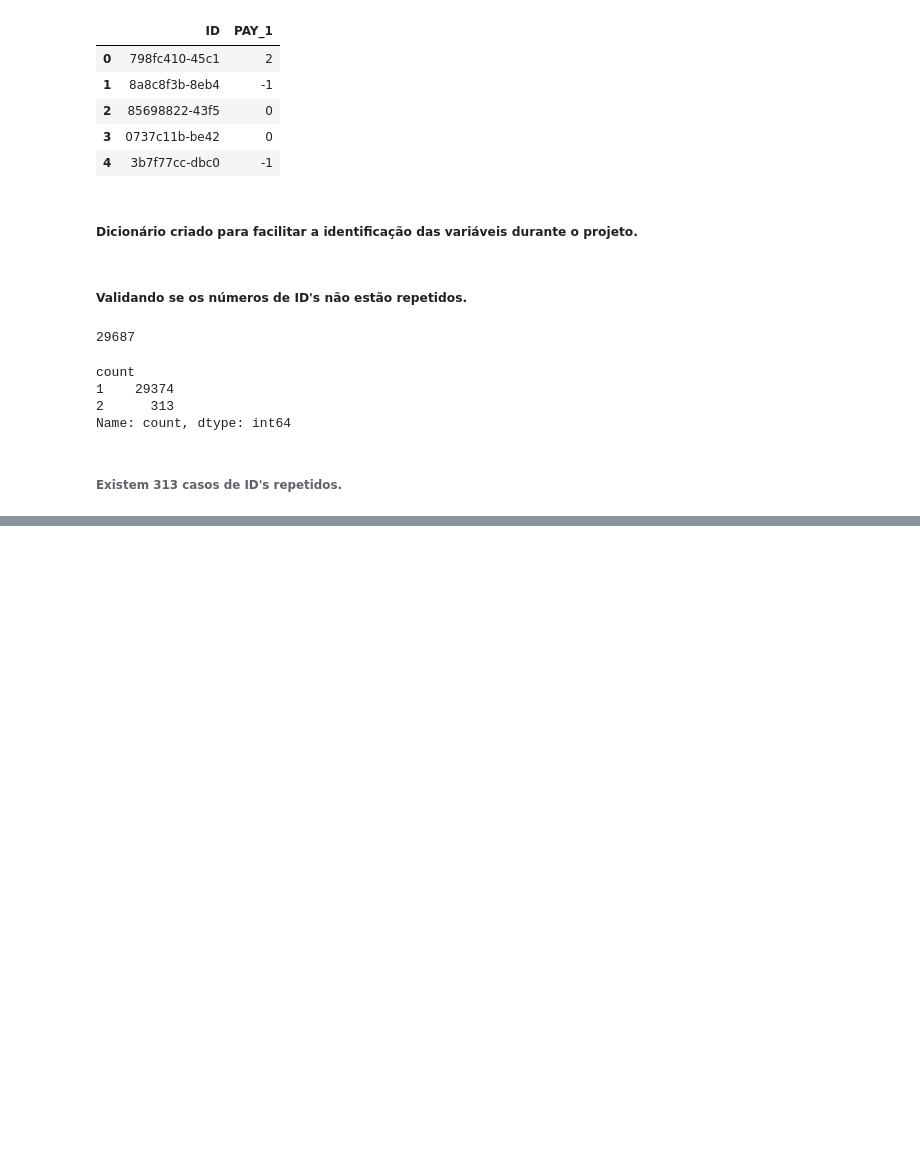
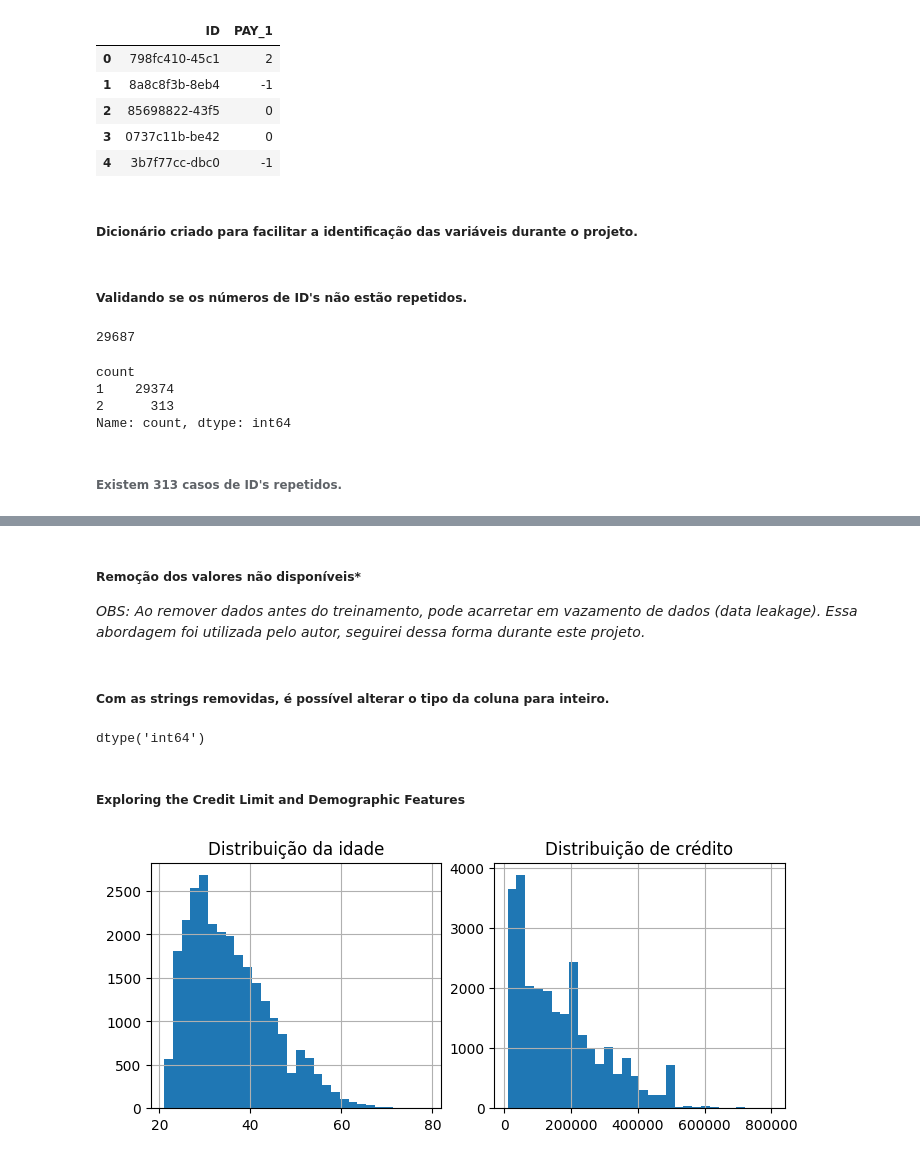
Before and after one commit to danzpy/book-data-science-projects-with-python, a Jupyter notebook: predicao-bons-pagadores.ipynb, the cells around one changed output, grey strips where cells are left out. Cells and saved outputs as stored; diff of their text form; code cells hidden in the pictures; blank space fills up the shorter version.

```diff
--- a/predicao-bons-pagadores.ipynb
+++ b/predicao-bons-pagadores.ipynb
@@ -148,0 +191,29 @@ plt.show()
+# %% [markdown]
+##### Remoção dos valores não disponíveis*
+
+*_OBS:_* _Ao remover dados antes do treinamento, pode acarretar em vazamento de dados (data leakage). Essa abordagem foi utilizada pelo autor, seguirei dessa forma durante este projeto._
+# %%
+valid_pay = df_clean["PAY_1"] != "Not available"
+df_clean_1 = df_clean.loc[valid_pay].copy()
+# %% [markdown]
+##### Com as strings removidas, é possível alterar o tipo da coluna para inteiro.
+# %%
+df_clean_1["PAY_1"] = df_clean_1["PAY_1"].astype('int64')
+
+df_clean_1["PAY_1"].dtype
+# %% [output]
+dtype('int64')
+# %% [markdown]
+##### Exploring the Credit Limit and Demographic Features
+# %%
+fig, axes = plt.subplots(1, 2, constrained_layout=True, figsize=(7, 3))
+
+axes[0].hist(df_clean_1["AGE"], bins=30);
+axes[0].set_title("Distribuição da idade");
+axes[0].grid(True);
+
+axes[1].hist(df_clean_1["LIMIT_BAL"], bins=30);
+axes[1].set_title("Distribuição de crédito");
+axes[1].grid(True);
+# %% [output]
+[figure, added]
```
Also changed, not shown: parts of 14 cells of this notebook.
